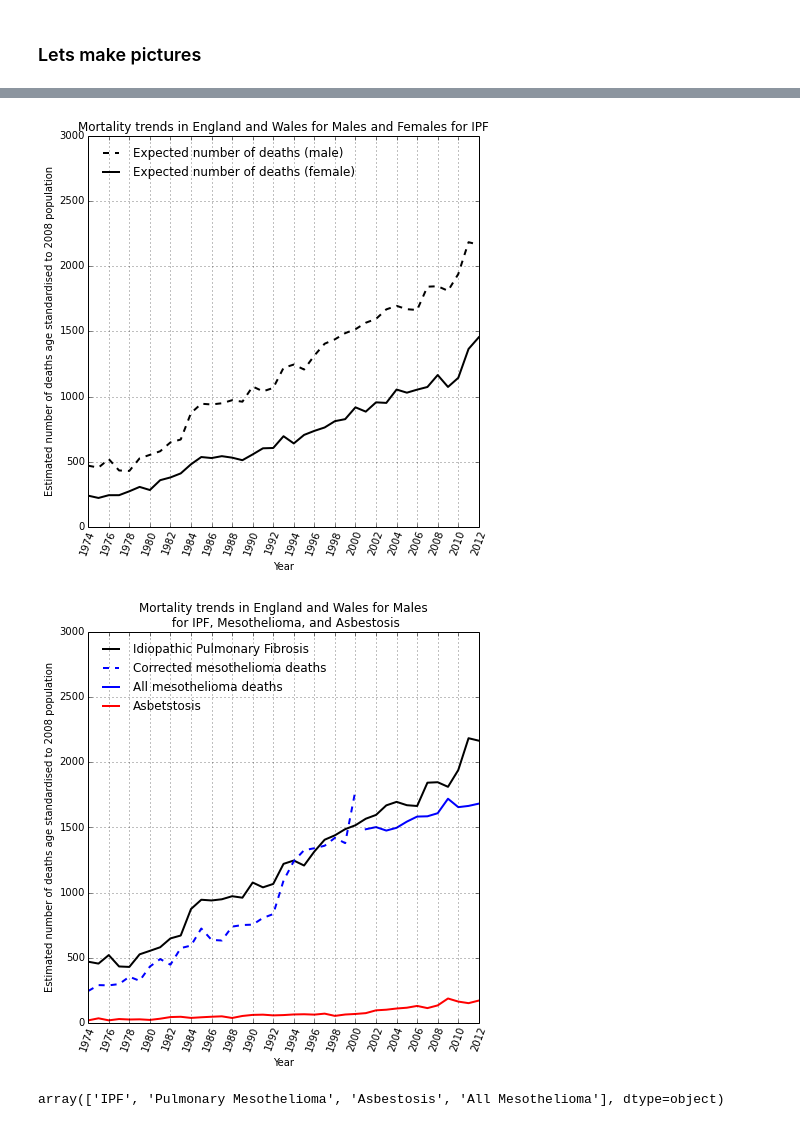
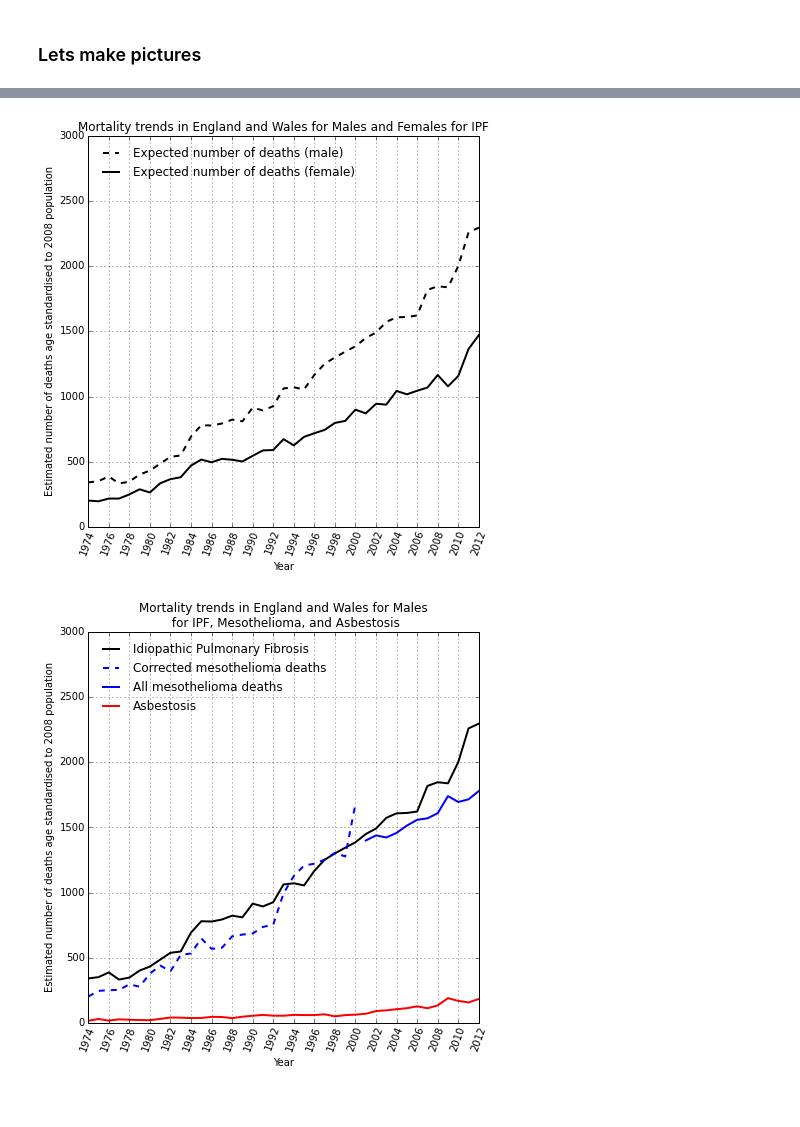
Before and after one commit to drcjar/pypf, a Jupyter notebook: notebooks/pypf_analysis.ipynb, the cells around one changed output, grey strips where cells are left out. Saved outputs shown, nothing was run; the diff lists cells and outputs as text; code cells hidden in the pictures.

```diff
--- a/notebooks/pypf_analysis.ipynb
+++ b/notebooks/pypf_analysis.ipynb
@@ -8,8 +8,8 @@ import matplotlib.dates as mdates
 # %%
 df = pd.read_pickle('.././data/pickle/pypf_prep.pkl')
 df.index = df.Year
-df1 = df #lets save this result
-df = df[df['Agegroup'] != 'ALL AGES'] #lets throw away all ages rows
+#df1 = df #lets save this result
+#df = df[df['Agegroup'] != 'ALL AGES'] #lets throw away all ages rows
 # %%
 #graph a la Navaratnam 2011
 
@@ -83,9 +83,9 @@ savefig('.././fig/IPF mortality trends in England and Wales to 2012.png')
 # %%
 #make an (ugly) graph a la Navaratnam
-grp = df[(df['Cause'] == 'IPF') & (df['Sex'] == 'Male')].groupby('Year')
+grp = df[(df['Cause'] == 'IPF') & (df['Sex'] == 'Male') & (df['Agegroup'] == 'ALL AGES')].groupby('Year')
 data = grp['Estimated deaths age standardised to 2008 population'].sum()
 
-grp = df[(df['Cause'] == 'IPF') & (df['Sex'] == 'Female')].groupby('Year')
+grp = df[(df['Cause'] == 'IPF') & (df['Sex'] == 'Female') & (df['Agegroup'] == 'ALL AGES')].groupby('Year')
 data1 = grp['Estimated deaths age standardised to 2008 population'].sum()
 
 major = mdates.YearLocator(2)
@@ -120,9 +120,9 @@ ax.xaxis.set_major_locator(major)
 
 savefig('.././fig/IPF mortality trends in England and Wales for Males and Females.png')
 # %% [output]
-[figure, old version]
+[figure, new version]
 # %%
-df_male = df[df['Sex'] == 'Male']
+df_male = df[(df['Sex'] == 'Male') & (df['Agegroup'] == 'ALL AGES')]
 
 grp = df_male[df_male['Cause'] == 'IPF'].groupby('Year')
 data = grp['Estimated deaths age standardised to 2008 population'].sum()
@@ -158,36 +158,32 @@ x1 = data1.index
 y1 = data1.values
 
 x2 = data2.index
 y2 = data2.values
 
 x3 = data3.index
 y3 = data3.values
 
 major = mdates.YearLocator(2)
 minor = mdates.MonthLocator()
 plt.xticks(rotation=70)
 
 plt.ylim((0,3000))
 plt.ylabel('Estimated number of deaths age standardised to 2008 population')
 plt.xlabel('Year')
 plt.title('Mortality trends in England and Wales for Males \n for IPF, Mesothelioma, and Asbestosis')
 #plt.annotate("ICD-9(1979)", (pd.to_datetime('1979'), 1000), (pd.to_datetime('1976'), 1500),
               # arrowprops=dict(arrowstyle="->"))
 #plt.annotate("ICD-10(2000)", (pd.to_datetime('2000'), 2500), (pd.to_datetime('1997'), 3000),
               # arrowprops=dict(arrowstyle="->"))
 plt.grid(True)
 p1, = plt.plot(x, y, 'k-', linewidth=2.0)
 p2, = plt.plot(x1, y1,'b--', linewidth=2.0)
 p3, = plt.plot(x2, y2, 'b-', linewidth=2.0)
 p4, = plt.plot(x3, y3, 'r-', linewidth=2.0)
 
-legend([p1, p2, p3, p4], ["Idiopathic Pulmonary Fibrosis", "Corrected mesothelioma deaths", "All mesothelioma deaths", "Asbetstosis"], loc='upper left', frameon=False)
+legend([p1, p2, p3, p4], ["Idiopathic Pulmonary Fibrosis", "Corrected mesothelioma deaths", "All mesothelioma deaths", "Asbestosis"], loc='upper left', frameon=False)
 ax = plt.gca()
 ax.xaxis.set_major_locator(major)
 savefig('.././fig/IPF mortality trends in England and Wales for Males for IPF, Mesothelioma, and Asbestosis.png')
 # %% [output]
-[figure, old version]
+[figure, new version]
-# %%
-df.Cause.unique()
-# %% [output]
-array(['IPF', 'Pulmonary Mesothelioma', 'Asbestosis', 'All Mesothelioma'], dtype=object)
```
Also changed, not shown: parts of 20 cells of this notebook, 8 other files.
